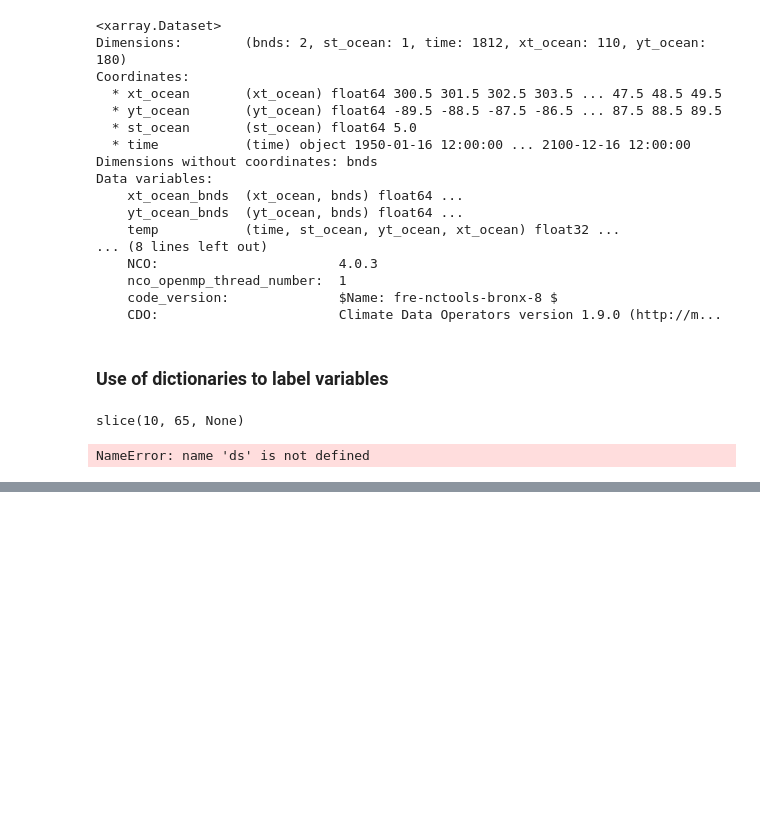
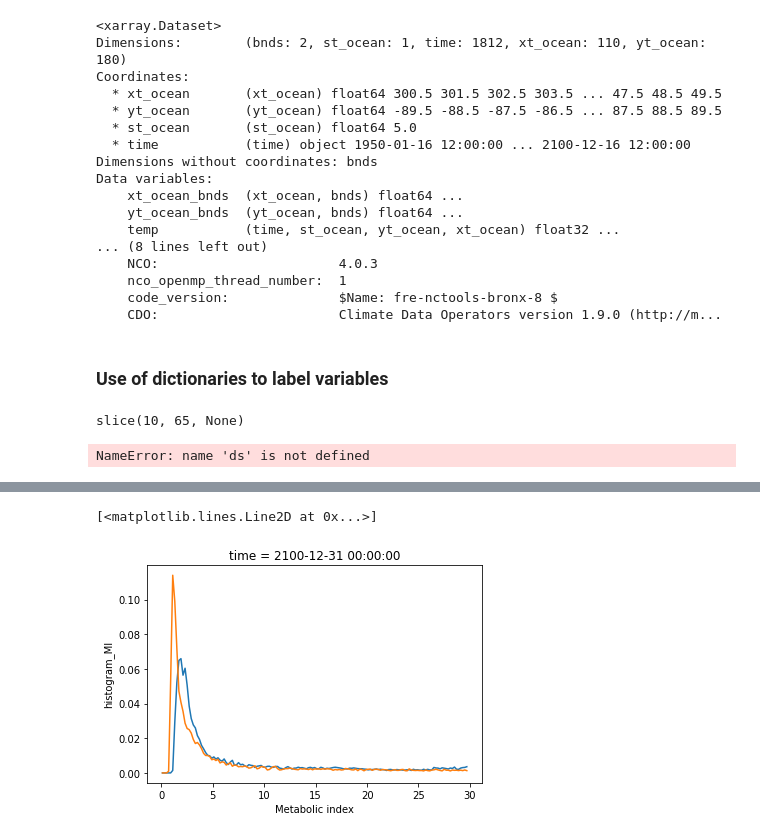
Before and after one commit to gmacgilchrist/esm2m, a Jupyter notebook: notebooks/dev_testing.ipynb, the cells around one changed output, grey strips where cells are left out. Saved outputs shown, nothing was run; the diff lists cells and outputs as text; code cells hidden in the pictures; blank space fills up the shorter version.

Commit message:
added xhistogram example

```diff
--- a/notebooks/dev_testing.ipynb
+++ b/notebooks/dev_testing.ipynb
@@ -63,0 +66,9 @@ NameError: name 'ds' is not defined
+# %%
+from xhistogram.xarray import histogram as xh
+rootdir = '/local/ss23/GFDL_LEs/OCN/METABOLIC_INDEX/RCP85/'
+filename = 'sfc_MI_hitemp_sens_ens101_1x1_1950_2100.nc'
+ds = xr.open_dataset(rootdir+filename)
+area = xr.ones_like(ds['MI'].isel(time=0))
+# %%
+mi_bins = np.arange(0,30,0.2)
+dist = xh(ds['MI'],bins=[mi_bins],dim=['xt_ocean','yt_ocean'],weights=area)
@@ -63,0 +89,8 @@ NameError: name 'ds' is not defined
+# %%
+total = dist.sum('MI_bin')
+(dist.isel(time=0)/total.isel(time=0)).plot()
+(dist.isel(time=-1)/total.isel(time=-1)).plot()
+# dist.isel(time=-1).plot()
+# %% [output]
+[<matplotlib.lines.Line2D at 0x...>]
+[figure, added]
```
Also changed, not shown: parts of 3 cells of this notebook, 4 other files.
